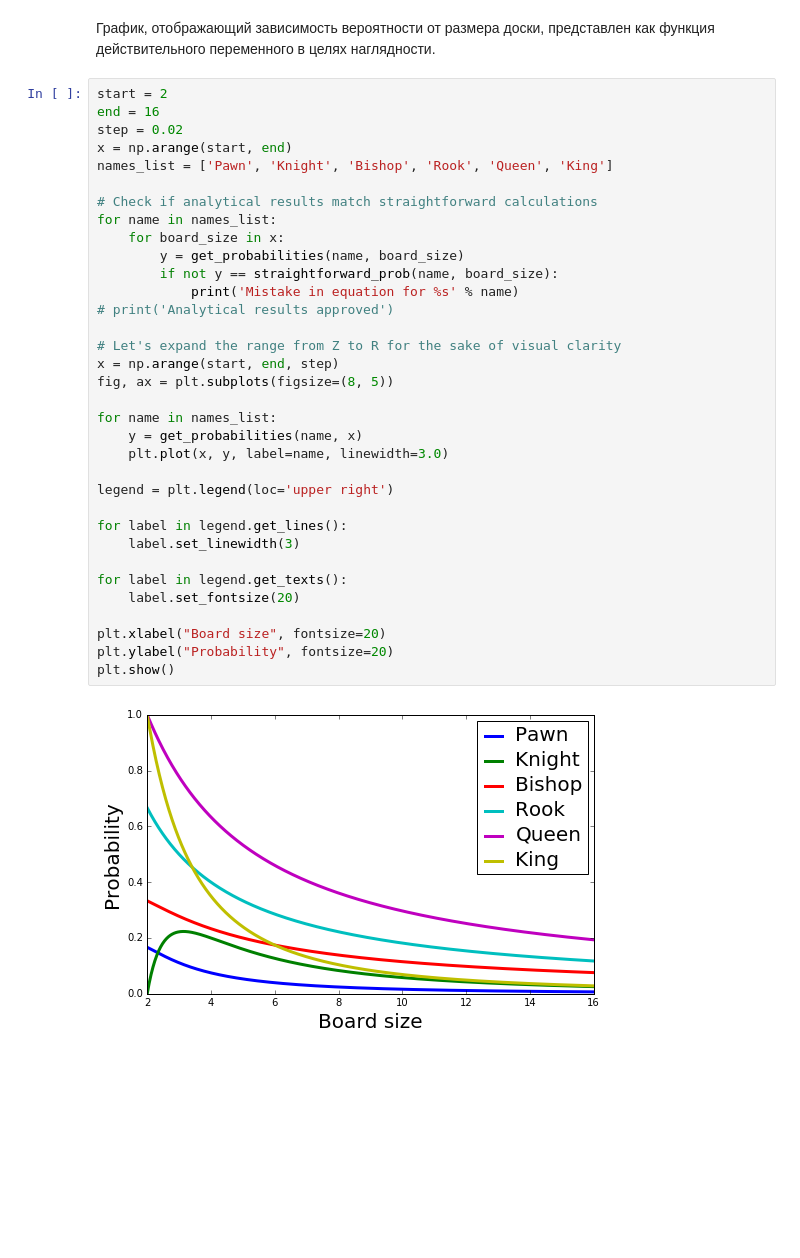
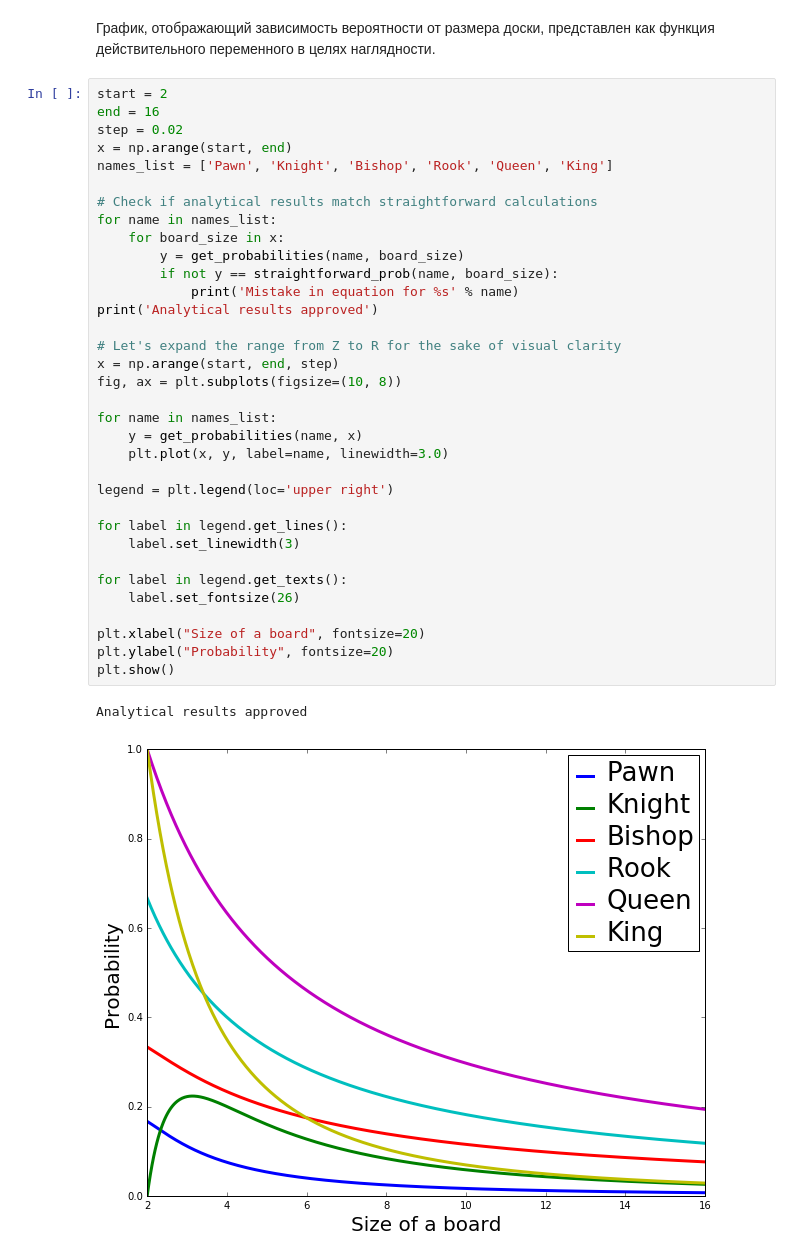
Before and after one commit to esimonov/chess_prob, a Jupyter notebook: 01-Square Boards(RUS).ipynb, the cells around one changed output. Drawn from its saved outputs; the diff is of its cells as text; blank space fills up the shorter version.

```diff
--- a/01-Square Boards(RUS).ipynb
+++ b/01-Square Boards(RUS).ipynb
@@ -384,35 +415,36 @@ def straightforward_prob(piece, board_size):
 start = 2
 end = 16
 step = 0.02
 x = np.arange(start, end)
 names_list = ['Pawn', 'Knight', 'Bishop', 'Rook', 'Queen', 'King']
 
 # Check if analytical results match straightforward calculations
 for name in names_list:
     for board_size in x:
         y = get_probabilities(name, board_size)
         if not y == straightforward_prob(name, board_size):
             print('Mistake in equation for %s' % name)
-# print('Analytical results approved')
+print('Analytical results approved')
 
 # Let's expand the range from Z to R for the sake of visual clarity
 x = np.arange(start, end, step)
-fig, ax = plt.subplots(figsize=(8, 5))
+fig, ax = plt.subplots(figsize=(10, 8))
 
 for name in names_list:
     y = get_probabilities(name, x)
     plt.plot(x, y, label=name, linewidth=3.0)
 
 legend = plt.legend(loc='upper right')
 
 for label in legend.get_lines():
     label.set_linewidth(3)
 
 for label in legend.get_texts():
-    label.set_fontsize(20)
+    label.set_fontsize(26)
 
-plt.xlabel("Board size", fontsize=20)
+plt.xlabel("Size of a board", fontsize=20)
 plt.ylabel("Probability", fontsize=20)
 plt.show()
 # %% [output]
+Analytical results approved
-[figure, old version]
+[figure, new version]
```
Also changed, not shown: parts of 40 cells of this notebook.
